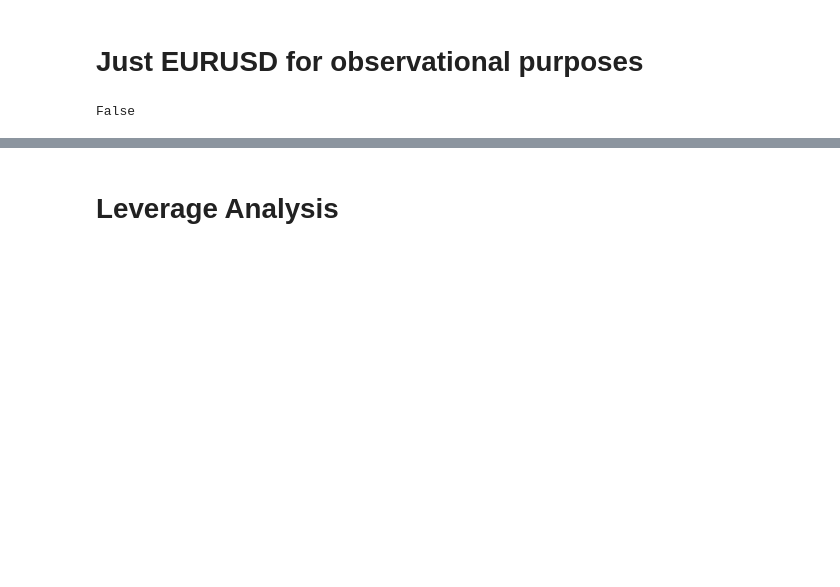
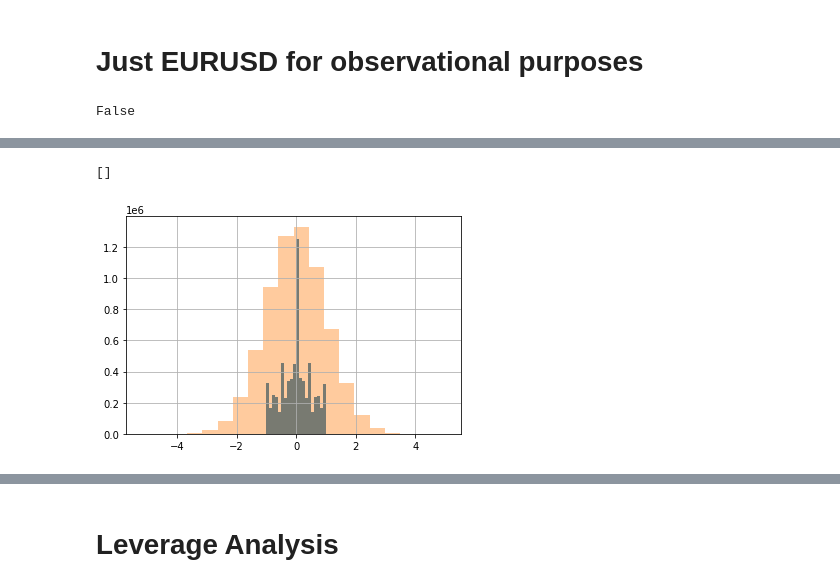
Before and after one commit to mtanghu/Transformer-Trader, a Jupyter notebook: Data.ipynb, the cells around one changed output, grey strips where cells are left out. Saved outputs shown, nothing was run; the diff lists cells and outputs as text; code cells hidden in the pictures; blank space fills up the shorter version.

```diff
--- a/Data.ipynb
+++ b/Data.ipynb
@@ -314,0 +298,10 @@ fx.between_time('21:59', '22:01')
+# %%
+# demean close by subtracting from previous minute
+normal = fx['close'] - fx['close'].shift(1)
+
+# zero out if the previous minute came from skip in days
+skips = ((fx['ordinal_day'] - fx['ordinal_day'].shift(1)) > 1)
+normal.loc[skips] = 0
+
+normal = normal / normal.std()
+normal = normal.fillna(0)
@@ -314,0 +310,7 @@ fx.between_time('21:59', '22:01')
+# %%
+ax = np.tanh(normal).hist(bins = 20)
+ax.hist(np.random.normal(size = len(normal)), bins = 20, alpha = .4)
+ax.plot()
+# %% [output]
+[]
+[figure, added]
```
Also changed, not shown: parts of 9 cells of this notebook.
